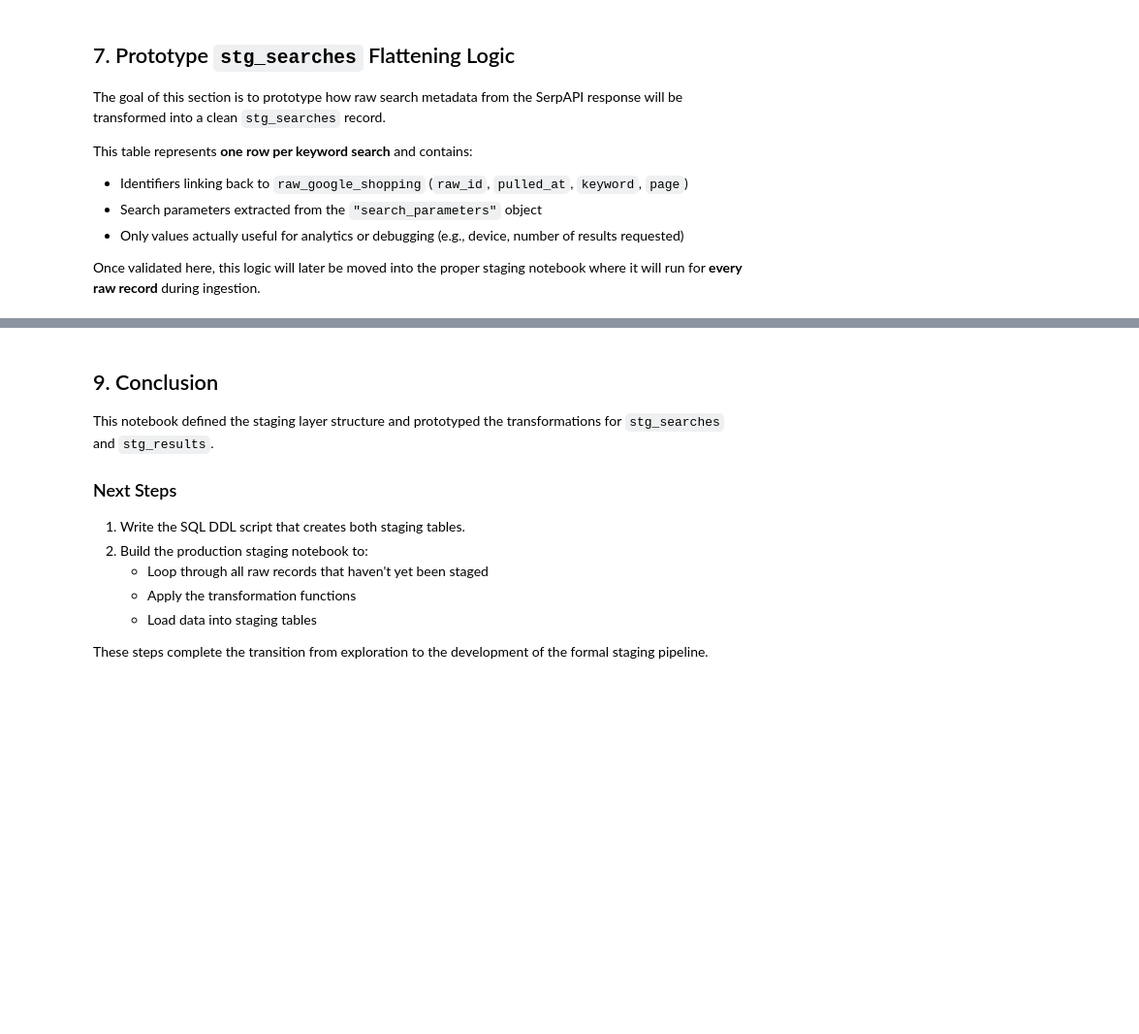
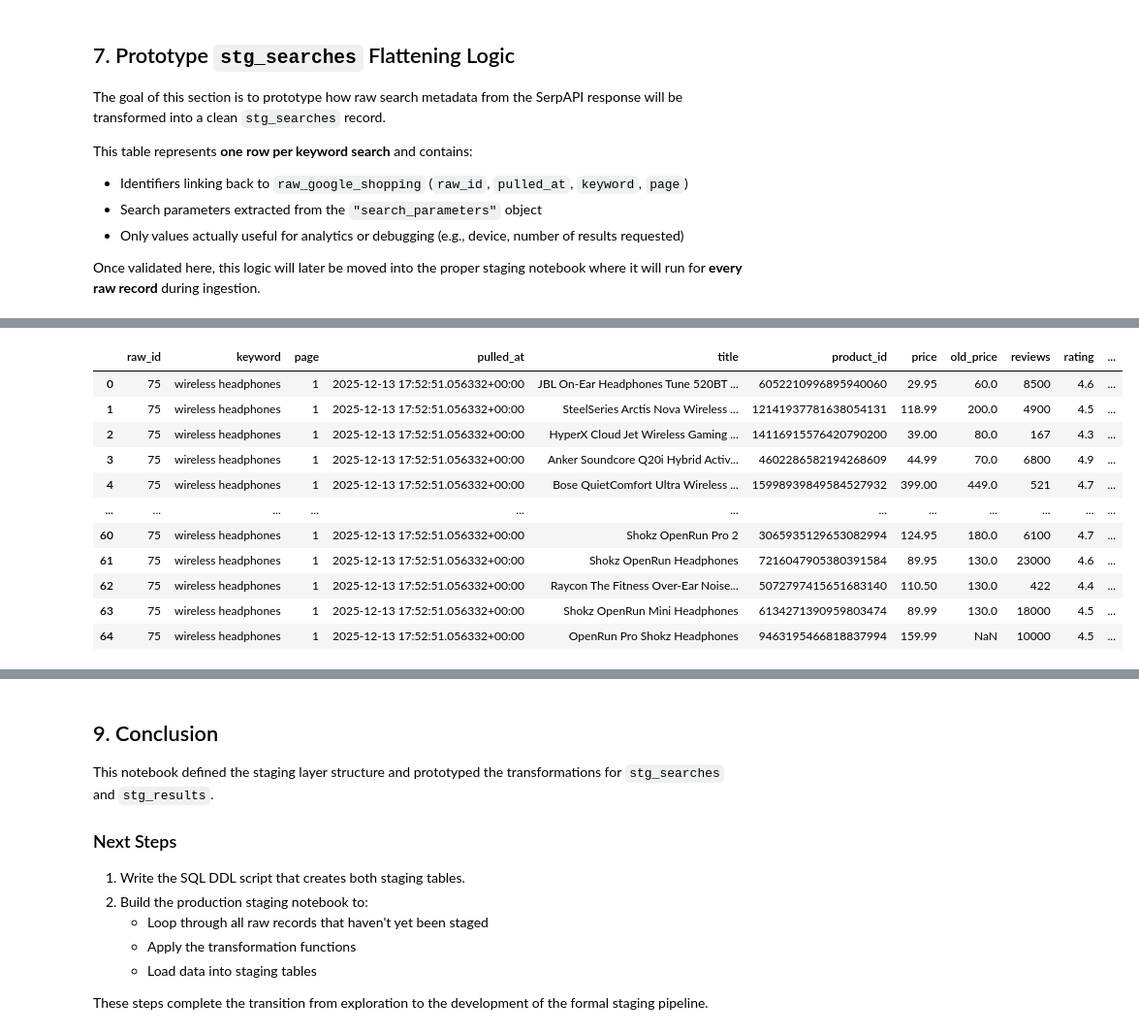
Before and after one commit to ThomasEHowell/raycon-competitive-intelligence, a Jupyter notebook: notebooks/02_parse_raw.ipynb, the cells around one changed output, grey strips where cells are left out. Shown at 97% size. Drawn from its saved outputs; the diff is of its cells as text; code cells hidden in the pictures; blank space fills up the shorter version.

```diff
--- a/notebooks/02_parse_raw.ipynb
+++ b/notebooks/02_parse_raw.ipynb
@@ -296,18 +300,23 @@ def transform_results_df(
                                     errors='ignore')
 
     # 2) Convert multiple_sources -> proper bool
-    transform_df['multiple_sources'] = (
-        transform_df['multiple_sources'].replace('True', True).fillna(False).astype(bool)
-   )
+    if 'multiple_sources' in transform_df:
+        transform_df['multiple_sources'] = (
+            transform_df['multiple_sources'].replace('True', True).fillna(False).astype(bool))
+    else:
+        transform_df['multiple_sources'] = False
 
-    # 3) Rename fields to final names
+    # 3) Create and nullify block_position for results which lack this field
+    transform_df["block_position"] = transform_df.get("block_position", None)
+
+    # 4) Rename fields to final names
     transform_df = transform_df.rename(columns={
         'position': 'position_in_module',
         'extracted_price': 'price',
         'extracted_old_price': 'old_price'
     })
 
-    # 4) Attach module + search context
+    # 5) Attach module + search context
     transform_df = transform_df.assign(
         module_type=module_type,
         module_label=module_label,
@@ -318,7 +327,7 @@ def transform_results_df(
         pulled_at=pulled_at
     )
 
-    # 5) Reorder columns to match target table
+    # 6) Reorder columns to match target table
     final_cols = [
     "raw_id",
     "keyword",
@@ -336,56 +345,88 @@ def transform_results_df(
     "module_type",
     "module_label",
     "module_index",
-    "position_in_module",
+    "block_position",
+    "position_in_module"
     ]
     transform_df = transform_df.reindex(columns=final_cols)
 
     return transform_df
 # %%
-def build_results_for_keyword():
+def build_results_for_keyword(keyword_raw):
     """
     Build a full results DataFrame for ONE raw keyword request row.
 
     Steps:
     - Pull raw_id / keyword / page / pulled_at from df_raw
     - Flatten `shopping_results` (all products)
     - Flatten each entry in `categorized_shopping_results`
     - Run everything through `transform_results_df`
     - Union uncategorized + categorized into one DataFrame
     """
      # 1) Grab the first raw row (later this will be parameterized / looped)
-    keyword_search = df_raw.loc[0, :]
+    keyword_search = keyword_raw
 
      # 2) Extract search metadata used for context columns
     raw_id, pulled_at, keyword, page = keyword_search.loc[['id', 'pulled_at', 'keyword', 'page']]
 
     # 3) Extract JSON extract from the keyword request
     keyword_json = keyword_search.loc['response_json']
 
-    # 4) Build uncategorized results
-    uncategorized_df = pd.DataFrame(keyword_json['shopping_results'])
-    uncategorized_df_clean = transform_results_df(uncategorized_df,
+    # 4) Create a blank dataframe list
+    df_list = []
+
+    # 5) Build uncategorized results
+    uncategorized_df_raw = pd.DataFrame(keyword_json['shopping_results'])
+    uncategorized_df_clean = transform_results_df(uncategorized_df_raw,
                                                 raw_id=raw_id, pulled_at=pulled_at, keyword=keyword, page=page,
                                                 module_type='all_products', module_label='All products', module_index=99)
 
-     # 5) Loop over categorized modules, flatten + transform each
-    categorized_df_raw = pd.DataFrame(keyword_json['categorized_shopping_results'])
-    for i in range(len(categorized_df_raw)):
-        category_title = categorized_df_raw['title'][i]
-        per_category_results_raw = pd.json_normalize(categorized_df_raw['shopping_results'][i])
-        per_category_results_clean = transform_results_df(per_category_results_raw,
-                                                         raw_id=raw_id, pulled_at=pulled_at, keyword=keyword, page=page,
-                                                         module_type='categorized_products', module_label=categorized_df_raw['title'][i], module_index=i+1)
-        if i == 0:
-            categorized_df_clean = per_category_results_clean.copy()
-        else:
-            categorized_df_clean = (pd.concat([categorized_df_clean, per_category_results_clean],
-                                        ignore_index=True))
+    df_list.append(uncategorized_df_clean)
 
-        # 6) Union uncategorized + categorized into one df
-        keyword_search_df_clean = pd.concat([uncategorized_df_clean, categorized_df_clean], ignore_index=True)
+    # 6) (If they exist) Loop over categorized modules, flatten + transform each
+    categorized_df_raw = pd.DataFrame(keyword_json.get('categorized_shopping_results', []))
+    if categorized_df_raw.empty:
+        categorized_df_clean = categorized_df_raw
+    else:
+        for i in range(len(categorized_df_raw)):
+            category_title = categorized_df_raw['title'][i]
+            per_category_results_raw = pd.json_normalize(categorized_df_raw['shopping_results'][i])
+            per_category_results_clean = transform_results_df(per_category_results_raw,
+                                                             raw_id=raw_id, pulled_at=pulled_at, keyword=keyword, page=page,
+                                                             module_type='categorized_products', module_label=categorized_df_raw['title'][i], module_index=i+1)
+            if i == 0:
+                categorized_df_clean = per_category_results_clean.copy()
+            else:
+                categorized_df_clean = (pd.concat([categorized_df_clean, per_category_results_clean],
+                                            ignore_index=True))
 
-    return keyword_search_df_clean
+    df_list.append(categorized_df_clean)
 
-build_results_for_keyword().info()
+    #7) (If they exist) Build inline results
+    inline_df_raw = pd.DataFrame(keyword_json.get('inline_shopping_results', []))
+    if inline_df_raw.empty:
+                inline_df_clean = inline_df_raw
+    else:
+        inline_df_clean = transform_results_df(inline_df_raw,
+                                                raw_id=raw_id, pulled_at=pulled_at, keyword=keyword, page=page,
+                                                module_type='inline_products', module_label='Inline products', module_index=100)
+
+    df_list.append(inline_df_clean)
+
+    # 8) Return union of uncategorized + categorized (if exists) + inline (if exists) into one df
+    return pd.concat(df_list, ignore_index=True)
+
+build_results_for_keyword(df_raw.loc[2, :])
 # %% [output]
+|  | raw_id | keyword | page | pulled_at | title | product_id | price | old_price | reviews | rating | ... |
+| 0 | 75 | wireless headphones | 1 | 2025-12-13 17:52:51.056332+00:00 | JBL On-Ear Headphones Tune 520BT ... | 6052210996895940060 | 29.95 | 60.0 | 8500 | 4.6 | ... |
+| 1 | 75 | wireless headphones | 1 | 2025-12-13 17:52:51.056332+00:00 | SteelSeries Arctis Nova Wireless ... | 12141937781638054131 | 118.99 | 200.0 | 4900 | 4.5 | ... |
+| 2 | 75 | wireless headphones | 1 | 2025-12-13 17:52:51.056332+00:00 | HyperX Cloud Jet Wireless Gaming ... | 14116915576420790200 | 39.00 | 80.0 | 167 | 4.3 | ... |
+| 3 | 75 | wireless headphones | 1 | 2025-12-13 17:52:51.056332+00:00 | Anker Soundcore Q20i Hybrid Activ... | 4602286582194268609 | 44.99 | 70.0 | 6800 | 4.9 | ... |
+| 4 | 75 | wireless headphones | 1 | 2025-12-13 17:52:51.056332+00:00 | Bose QuietComfort Ultra Wireless ... | 15998939849584527932 | 399.00 | 449.0 | 521 | 4.7 | ... |
+| ... | ... | ... | ... | ... | ... | ... | ... | ... | ... | ... | ... |
+| 60 | 75 | wireless headphones | 1 | 2025-12-13 17:52:51.056332+00:00 | Shokz OpenRun Pro 2 | 3065935129653082994 | 124.95 | 180.0 | 6100 | 4.7 | ... |
+| 61 | 75 | wireless headphones | 1 | 2025-12-13 17:52:51.056332+00:00 | Shokz OpenRun Headphones | 7216047905380391584 | 89.95 | 130.0 | 23000 | 4.6 | ... |
+| 62 | 75 | wireless headphones | 1 | 2025-12-13 17:52:51.056332+00:00 | Raycon The Fitness Over-Ear Noise... | 5072797415651683140 | 110.50 | 130.0 | 422 | 4.4 | ... |
+| 63 | 75 | wireless headphones | 1 | 2025-12-13 17:52:51.056332+00:00 | Shokz OpenRun Mini Headphones | 6134271390959803474 | 89.99 | 130.0 | 18000 | 4.5 | ... |
+| 64 | 75 | wireless headphones | 1 | 2025-12-13 17:52:51.056332+00:00 | OpenRun Pro Shokz Headphones | 9463195466818837994 | 159.99 | NaN | 10000 | 4.5 | ... |
```
Also changed, not shown: parts of 11 cells of this notebook, 5 other files.
